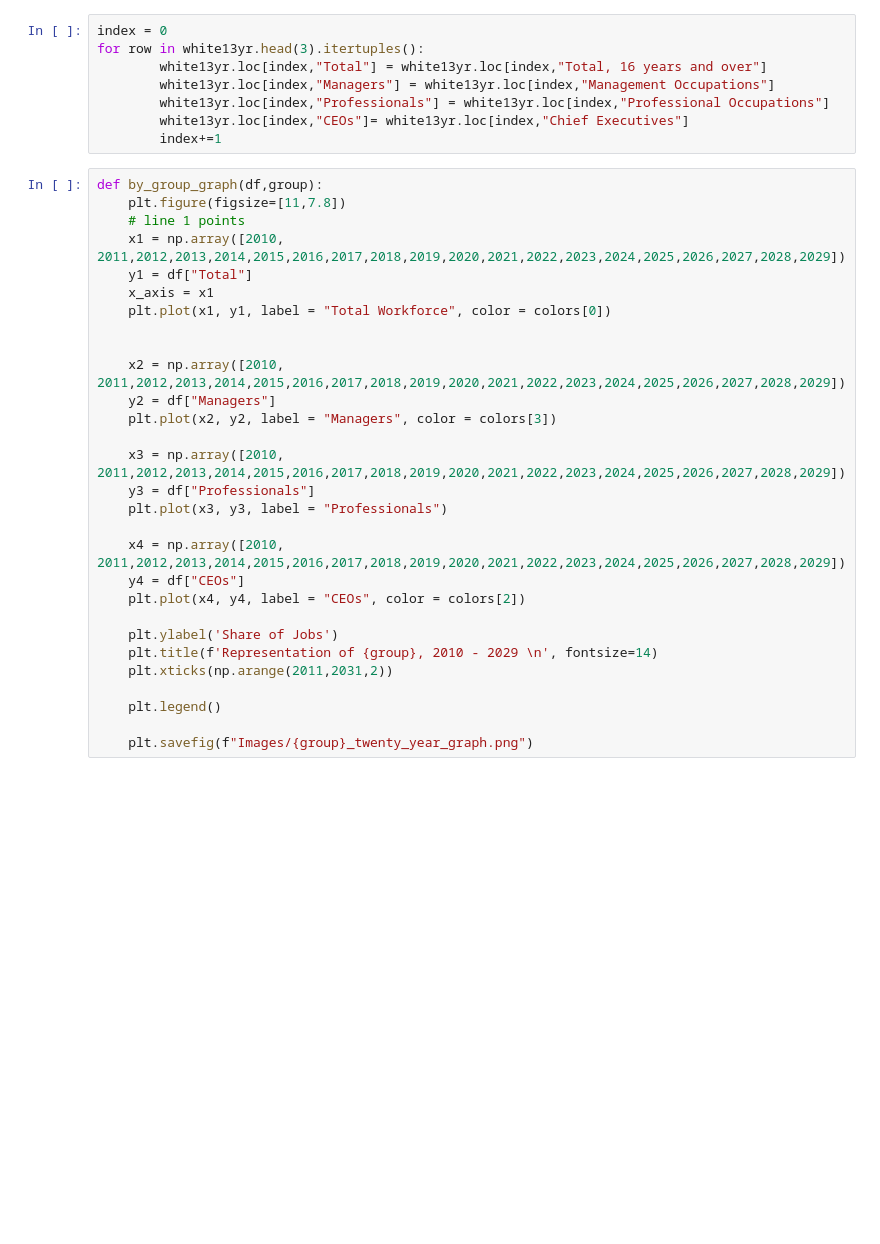
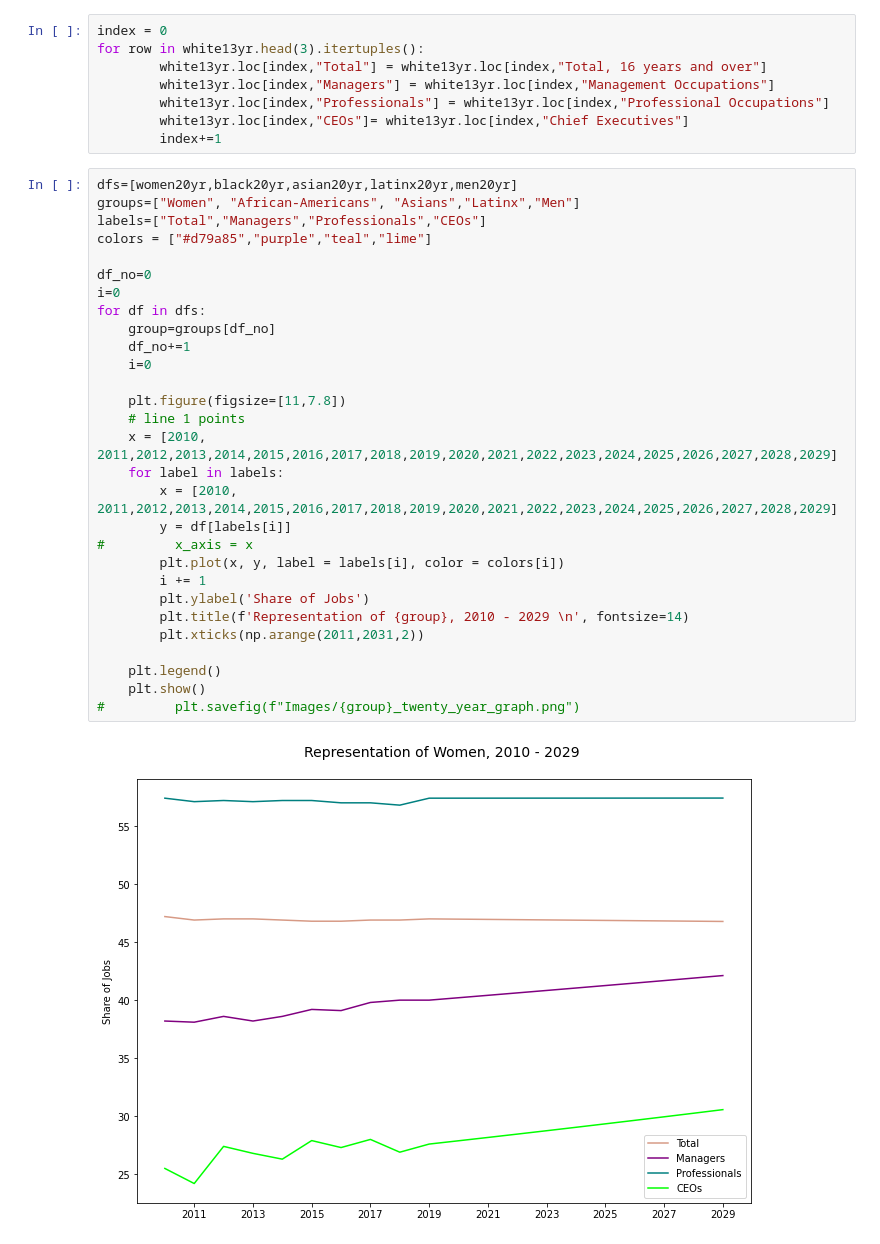
Before and after one commit to mfineman/Race-Gender-Analysis, a Jupyter notebook: BLS_Project.ipynb, the cells around one changed output. Saved outputs shown, nothing was run; the diff lists cells and outputs as text; blank space fills up the shorter version.

```diff
--- a/BLS_Project.ipynb
+++ b/BLS_Project.ipynb
@@ -1248,31 +1089,33 @@ for row in white13yr.head(3).itertuples():
         white13yr.loc[index,"CEOs"]= white13yr.loc[index,"Chief Executives"]
         index+=1
 # %%
-def by_group_graph(df,group):
+dfs=[women20yr,black20yr,asian20yr,latinx20yr,men20yr]
+groups=["Women", "African-Americans", "Asians","Latinx","Men"]
+labels=["Total","Managers","Professionals","CEOs"]
+colors = ["#d79a85","purple","teal","lime"]
+
+df_no=0
+i=0
+for df in dfs:
+    group=groups[df_no]
+    df_no+=1
+    i=0
+
     plt.figure(figsize=[11,7.8])
     # line 1 points
-    x1 = np.array([2010, 2011,2012,2013,2014,2015,2016,2017,2018,2019,2020,2021,2022,2023,2024,2025,2026,2027,2028,2029])
-    y1 = df["Total"]
-    x_axis = x1
-    plt.plot(x1, y1, label = "Total Workforce", color = colors[0])
-
-
-    x2 = np.array([2010, 2011,2012,2013,2014,2015,2016,2017,2018,2019,2020,2021,2022,2023,2024,2025,2026,2027,2028,2029])
-    y2 = df["Managers"]
-    plt.plot(x2, y2, label = "Managers", color = colors[3])
-
-    x3 = np.array([2010, 2011,2012,2013,2014,2015,2016,2017,2018,2019,2020,2021,2022,2023,2024,2025,2026,2027,2028,2029])
-    y3 = df["Professionals"]
-    plt.plot(x3, y3, label = "Professionals")
-
-    x4 = np.array([2010, 2011,2012,2013,2014,2015,2016,2017,2018,2019,2020,2021,2022,2023,2024,2025,2026,2027,2028,2029])
-    y4 = df["CEOs"]
-    plt.plot(x4, y4, label = "CEOs", color = colors[2])
-
-    plt.ylabel('Share of Jobs')
-    plt.title(f'Representation of {group}, 2010 - 2029 \n', fontsize=14)
-    plt.xticks(np.arange(2011,2031,2))
+    x = [2010, 2011,2012,2013,2014,2015,2016,2017,2018,2019,2020,2021,2022,2023,2024,2025,2026,2027,2028,2029]
+    for label in labels:
+        x = [2010, 2011,2012,2013,2014,2015,2016,2017,2018,2019,2020,2021,2022,2023,2024,2025,2026,2027,2028,2029]
+        y = df[labels[i]]
+#         x_axis = x
+        plt.plot(x, y, label = labels[i], color = colors[i])
+        i += 1
+        plt.ylabel('Share of Jobs')
+        plt.title(f'Representation of {group}, 2010 - 2029 \n', fontsize=14)
+        plt.xticks(np.arange(2011,2031,2))
 
     plt.legend()
-
-    plt.savefig(f"Images/{group}_twenty_year_graph.png")
+    plt.show()
+#         plt.savefig(f"Images/{group}_twenty_year_graph.png")
+# %% [output]
+[figure, added]
```
Also changed, not shown: parts of 36 cells of this notebook.
